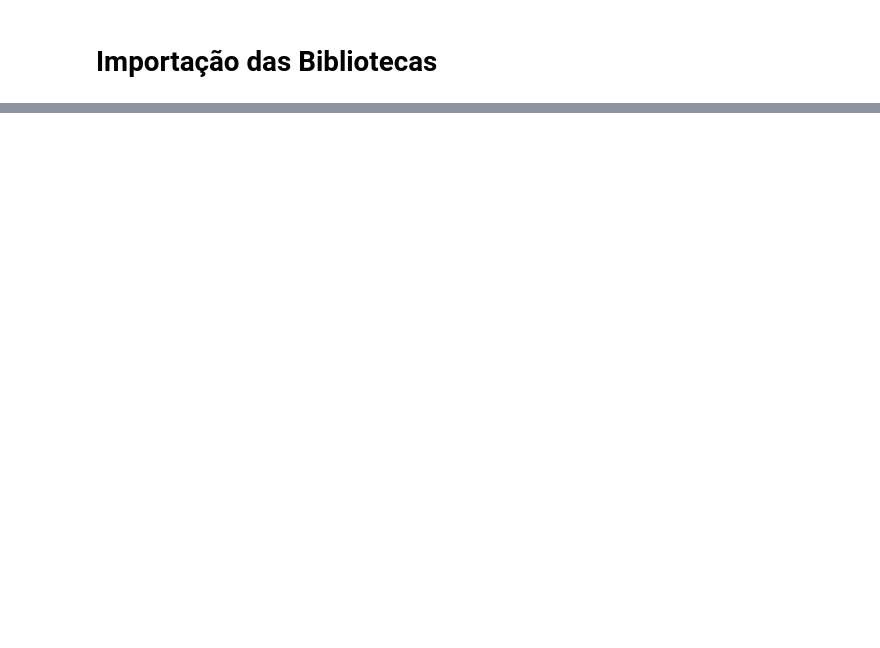
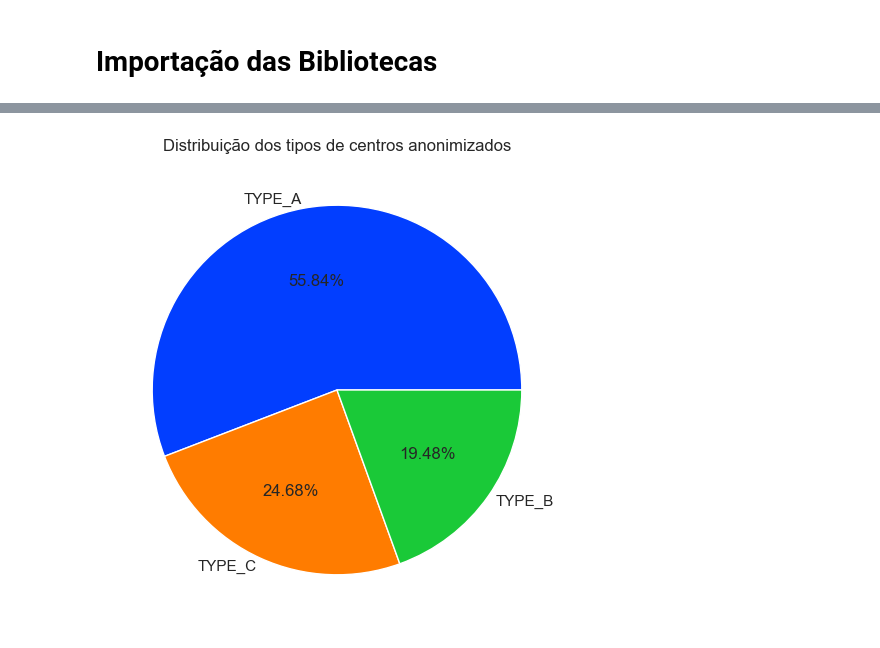
Before and after one commit to lborgatow/demand-forecasting, a Jupyter notebook: notebooks/initial_analysis.ipynb, the cells around one changed output, grey strips where cells are left out. Saved outputs shown, nothing was run; the diff lists cells and outputs as text; code cells hidden in the pictures; blank space fills up the shorter version.

```diff
--- a/notebooks/initial_analysis.ipynb
+++ b/notebooks/initial_analysis.ipynb
@@ -104,0 +14,30 @@ shape: (500, 5)
+# %%
+def plot_pie_chart(df: pl.DataFrame, var: str, title: str, pctdistance: float=0.6,
+                   labeldistance: float=1.1, figsize: Tuple[int]=(8,6)) -> None:
+    """Plot a pie chart.
+
+    Args:
+        df (pl.DataFrame): DataFrame with the data.
+        var (str): DataFrame column/variable.
+        title (str): Chart title.
+        pctdistance (float, optional): The relative distance along the radius
+        at which the text generated by autopct is drawn. To draw the text outside
+        the pie, set pctdistance > 1. Defaults to 0.6.
+        labeldistance (float, optional): The relative distance along the radius at
+        which the labels are drawn. To draw the labels inside the pie, set
+        labeldistance < 1. Defaults to 1.1.
+        figsize (Tuple[int], optional): Tuple with figure size. Defaults to (8,6).
+    """
+
+    df_value_counts = df[var].value_counts(sort=True)
+
+    data = df_value_counts["count"].to_numpy()
+    labels = df_value_counts[var].to_numpy()
+
+    colors = sns.color_palette("bright", len(labels))
+
+    plt.figure(figsize=figsize)
+    plt.pie(x=data, labels=labels, autopct="%.2f%%", pctdistance=pctdistance,
+            labeldistance=labeldistance, colors=colors)
+    plt.title(title)
+    plt.show()
@@ -104,0 +335,3 @@ shape: (500, 5)
+# %%
+fulfilment_center_info = pl.read_csv("../data/01_raw/FOOD/FULFILMENT_CENTER_INFO.csv")
+fulfilment_center_info.head(5)
@@ -104,0 +372,5 @@ shape: (500, 5)
+# %%
+plot_pie_chart(df=fulfilment_center_info, var="center_type", labeldistance=1.05,
+               title="Distribuição dos tipos de centros anonimizados")
+# %% [output]
+[figure, added]
```
Also changed, not shown: parts of 73 cells of this notebook, 1 other file.
